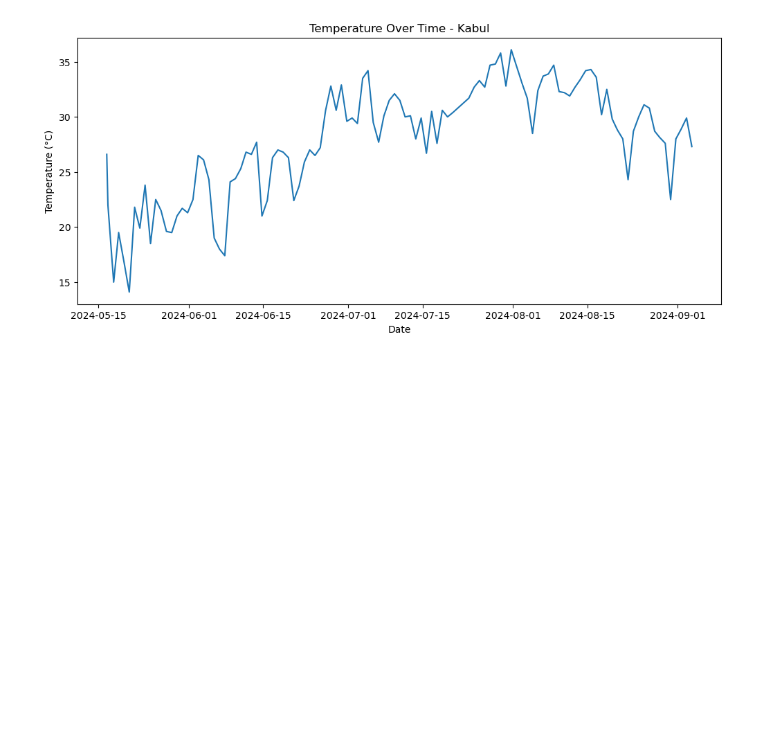
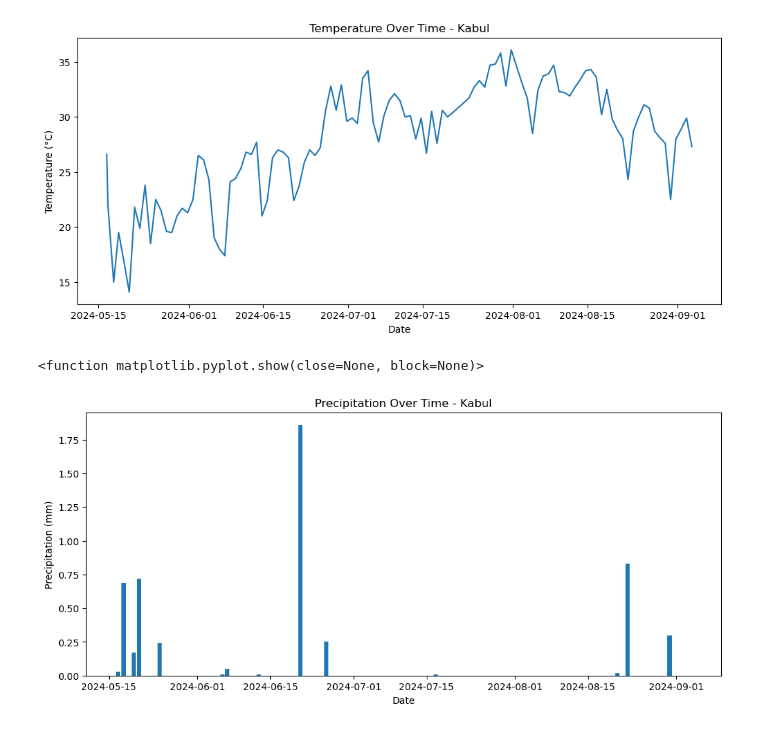
Before and after one commit to raaga-priya-p/weather-trend-forecasting, a Jupyter notebook: notebooks/01_data_exploration.ipynb, the cells around one changed output. Cells and saved outputs as stored; diff of their text form; code cells hidden in the pictures; blank space fills up the shorter version.

Commit message:
Add Precipitation Bar Chart for Kabul

```diff
--- a/notebooks/01_data_exploration.ipynb
+++ b/notebooks/01_data_exploration.ipynb
@@ -289,3 +289,13 @@ plt.show
 # %% [output]
 <function matplotlib.pyplot.show(close=None, block=None)>
 [figure]
+# %%
+plt.figure(figsize=(12,5))
+plt.bar(kabul['last_updated'], kabul['precip_mm'])
+plt.title('Precipitation Over Time - Kabul')
+plt.xlabel('Date')
+plt.ylabel('Precipitation (mm)')
+plt.show
+# %% [output]
+<function matplotlib.pyplot.show(close=None, block=None)>
+[figure, added]
```
